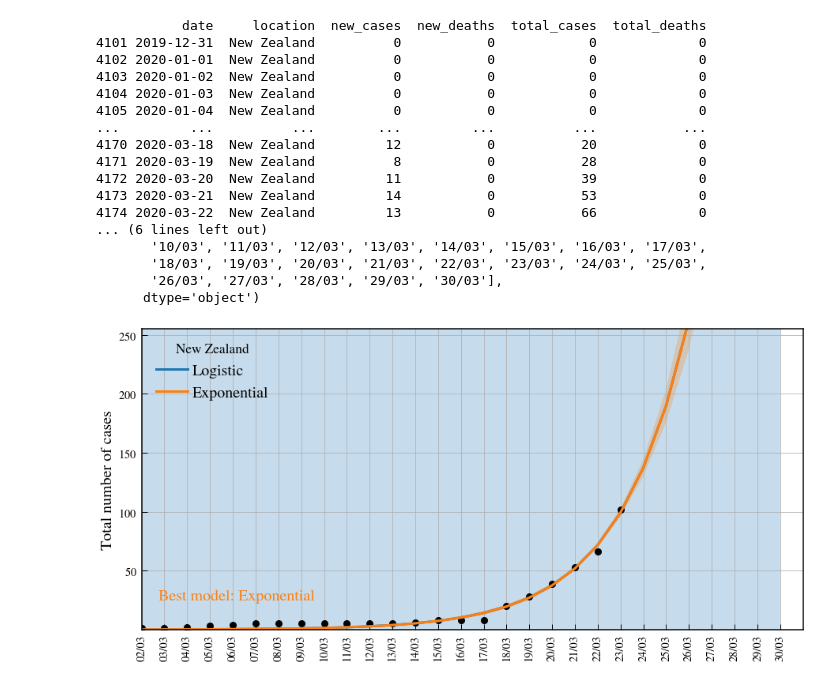
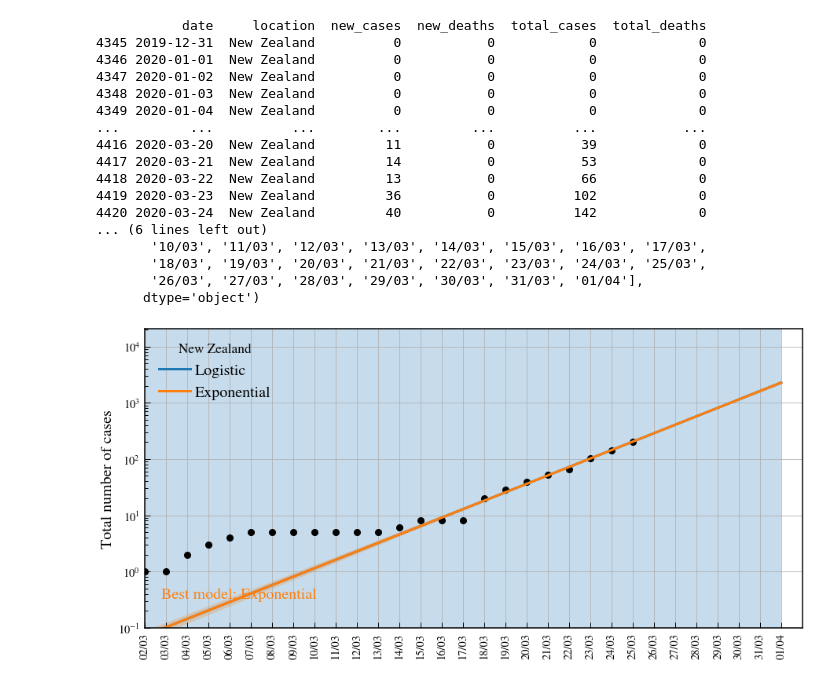
Before and after one commit to aaorsi/covid, a Jupyter notebook: check_covid.ipynb, the cells around one changed output. Drawn from its saved outputs; the diff is of its cells as text; code cells hidden in the pictures.

```diff
--- a/check_covid.ipynb
+++ b/check_covid.ipynb
@@ -63,7 +75,7 @@ import matplotlib.pyplot as plt
 import numpy as np
 from scipy.optimize import curve_fit
 
-countries = ['New Zealand']#,'Chile','Italy','Spain']
+countries = ['New Zealand']#,'Italy','Spain']
 ncountries = len(countries)
 models= {'Logistic': StepModel(form='logistic'),
         'Exponential': ExponentialModel() }#,
@@ -74,6 +86,8 @@ fig, axs = plt.subplots(ncountries,figsize=(15,ncountries*7))
 plt.rcParams['legend.title_fontsize'] = 'xx-large'
 
 countryvar = 'location' if DataSource == 'OurWorldData' else 'Country/Region'
+
+covid_dict = {}
 
 for icc,country in enumerate(countries):
 
@@ -88,7 +102,9 @@ for icc,country in enumerate(countries):
         for i in dates:
             nn.append(dc[i].to_numpy()[0])
     else:
-        nn = dc['total_cases'].reset_index(drop=True).to_numpy()
+        nn      = dc['total_cases'].reset_index(drop=True).to_numpy()
+        ndeaths = dc['total_deaths'].reset_index(drop=True).to_numpy()
+        nnew    = dc['new_cases'].reset_index(drop=True).to_numpy()
 
     xstart = 0
 
@@ -98,34 +114,57 @@ for icc,country in enumerate(countries):
             break
 #    import pdb ; pdb.set_trace()
     nn = nn[xstart:]
+    if DataSource != 'JohnHopkins':
+        ndeaths  = ndeaths[xstart:]
+        nnew     = nnew[xstart:]
+
     print (dates.iloc[xstart], xstart)
     dates = dates.iloc[xstart:].reset_index(drop=True)
 
     # ensuring data completeness
     dates_all = pd.date_range(start=dates.iloc[0], end=dates.iloc[-1])
-    ntotal = [] #np.zeros(len(dates_all))
+    ntotal      = [] #np.zeros(len(dates_all))
+    ntot_deaths = []
+    ntot_new    = []
+
+
     iid = 0
     for ixx, idate in enumerate(dates_all):
         if dates.iloc[iid] == idate:
             ntotal.append(nn[iid])
+            ntot_deaths.append(ndeaths[iid])
+            ntot_new.append(nnew[iid])
             iid += 1
         else:
             ntotal.append(ntotal[ixx-1])
+            ntot_deaths.append(ntot_deaths[ixx-1])
+            ntot_new.append(ntot_new[ixx-1])
+
 
     #import pdb ; pdb.set_trace()
     add_data_manually = True  # to add latest info not in the database yet
 
     if add_data_manually:
         if country == 'Chile':
-            ntotal.append(632)
+            ntotal.append(746)
+            ntot_deaths.append(ntot_deaths[-1])
+            ntot_new.append(ntotal[-1] - ntotal[-2])
             dates_all = pd.date_range(start=dates.iloc[0], periods = len(dates_all)+1)
         if country == 'New Zealand':
-            ntotal.append(102)
+            ntotal.append(205)
+            ntot_deaths.append(0)
+            ntot_new.append(ntotal[-1] - ntotal[-2])
             dates_all = pd.date_range(start=dates.iloc[0], periods = len(dates_all)+1)
 
     nn = ntotal
     dates = dates_all
     xstart = 0
+
+    covid_dict[country] = {'dates': dates,
+                         'ntotal': ntotal,
+                         'ntot_deaths': ntot_deaths,
+                          'ntot_new':ntot_new
+                         }
 
     print (country, xstart)
     ndata = len(nn)
@@ -150,7 +189,7 @@ for icc,country in enumerate(countries):
     ax.set_xticks(xxxx)
     ax.set_xticklabels(datesxxx[xxxx], rotation='vertical')
     ax.plot(xx,nn,'ko',markersize=8)
-    #ax.set_yscale('log')
+    ax.set_yscale('log')
 
     icol = 0
     ixx = np.where(nn > 10)[0] if country == 'Spain' else np.where(nn > 8)[0]
@@ -171,44 +210,44 @@ for icc,country in enumerate(countries):
         ax.fill_between(xxx, y-dely,y+dely,facecolor=colors[icol],alpha=0.25)
         icol += 1
 
        # print (mname, country, y[len(xx) + 11], bics[-1])
 
     bic = np.argmin(bics)
     ax.text(0.025,0.1,f'Best model: {mn[bic]}', fontsize=20,
            transform=ax.transAxes, color= colors[bic])
 
 
     ax.set_xlim([0,ndata + 7])
-    ax.set_ylim([0.1,np.min([100000, np.max(nn)*2.5])])
-    ax.ticklabel_format(axis='y', style='sci',useMathText=True, scilimits=(0,5))
+    ax.set_ylim([0.1,np.min([100000, np.max(nn)*100])])
+    #ax.ticklabel_format(axis='y', style='sci',useMathText=True, scilimits=(0,5))
     ax.set_ylabel('Total number of cases',fontsize=20)
     ax.legend(title=country, fontsize=20,loc='upper left')
     ax.grid()
 
 
 plt.show()
 
 
 #popt2, pcov2 = curve_fit(sigmoid, np.arange(ndata), nn, sigma= err,p0=[.001, .1,.1],absolute_sigma=True)
 
 
 #print (popt)
 # %% [output]
            date     location  new_cases  new_deaths  total_cases  total_deaths
-4101 2019-12-31  New Zealand          0           0            0             0
-4102 2020-01-01  New Zealand          0           0            0             0
-4103 2020-01-02  New Zealand          0           0            0             0
-4104 2020-01-03  New Zealand          0           0            0             0
-4105 2020-01-04  New Zealand          0           0            0             0
+4345 2019-12-31  New Zealand          0           0            0             0
+4346 2020-01-01  New Zealand          0           0            0             0
+4347 2020-01-02  New Zealand          0           0            0             0
+4348 2020-01-03  New Zealand          0           0            0             0
+4349 2020-01-04  New Zealand          0           0            0             0
 ...         ...          ...        ...         ...          ...           ...
-4170 2020-03-18  New Zealand         12           0           20             0
-4171 2020-03-19  New Zealand          8           0           28             0
-4172 2020-03-20  New Zealand         11           0           39             0
-4173 2020-03-21  New Zealand         14           0           53             0
-4174 2020-03-22  New Zealand         13           0           66             0
+4416 2020-03-20  New Zealand         11           0           39             0
+4417 2020-03-21  New Zealand         14           0           53             0
+4418 2020-03-22  New Zealand         13           0           66             0
+4419 2020-03-23  New Zealand         36           0          102             0
+4420 2020-03-24  New Zealand         40           0          142             0
 ... (6 lines left out)
        '10/03', '11/03', '12/03', '13/03', '14/03', '15/03', '16/03', '17/03',
        '18/03', '19/03', '20/03', '21/03', '22/03', '23/03', '24/03', '25/03',
-       '26/03', '27/03', '28/03', '29/03', '30/03'],
+       '26/03', '27/03', '28/03', '29/03', '30/03', '31/03', '01/04'],
       dtype='object')
-[figure, old version]
+[figure, new version]
```
Also changed, not shown: parts of 7 cells of this notebook.
